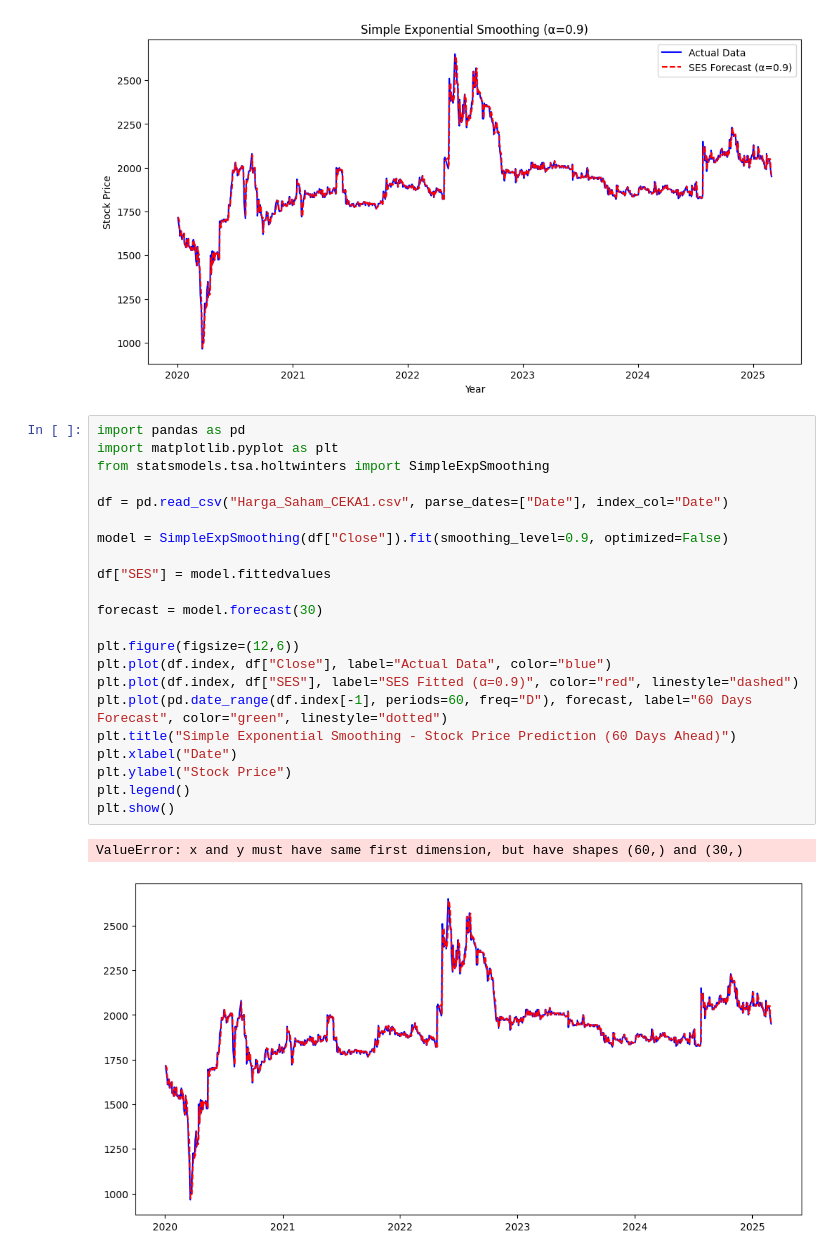
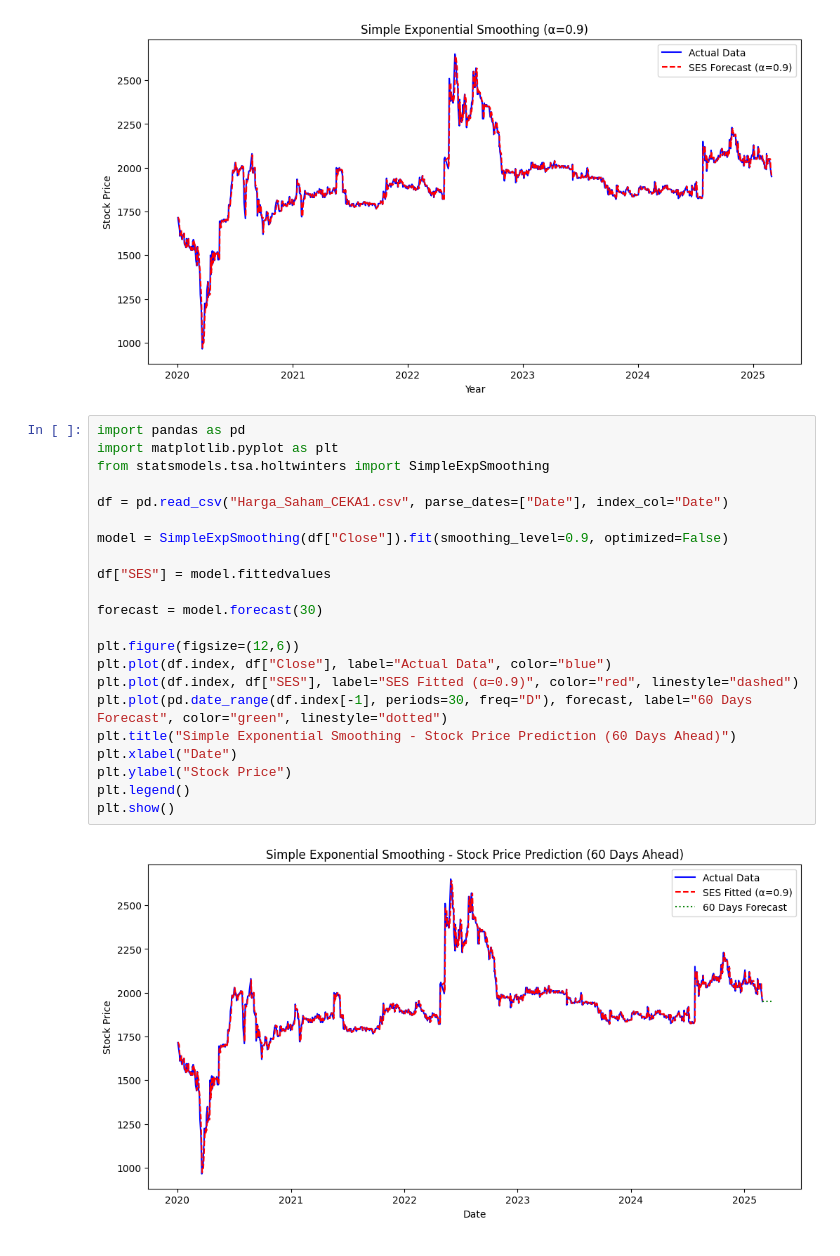
Before and after one commit to kevinnapit/CEKA-data-analisyst, a Jupyter notebook: ses.ipynb, the cells around one changed output. Saved outputs shown, nothing was run; the diff lists cells and outputs as text.

```diff
--- a/ses.ipynb
+++ b/ses.ipynb
@@ -39,28 +39,27 @@ plt.show()
 # %%
 import pandas as pd
 import matplotlib.pyplot as plt
 from statsmodels.tsa.holtwinters import SimpleExpSmoothing
 
 df = pd.read_csv("Harga_Saham_CEKA1.csv", parse_dates=["Date"], index_col="Date")
 
 model = SimpleExpSmoothing(df["Close"]).fit(smoothing_level=0.9, optimized=False)
 
 df["SES"] = model.fittedvalues
 
 forecast = model.forecast(30)
 
 plt.figure(figsize=(12,6))
 plt.plot(df.index, df["Close"], label="Actual Data", color="blue")
 plt.plot(df.index, df["SES"], label="SES Fitted (α=0.9)", color="red", linestyle="dashed")
-plt.plot(pd.date_range(df.index[-1], periods=60, freq="D"), forecast, label="60 Days Forecast", color="green", linestyle="dotted")
+plt.plot(pd.date_range(df.index[-1], periods=30, freq="D"), forecast, label="60 Days Forecast", color="green", linestyle="dotted")
 plt.title("Simple Exponential Smoothing - Stock Price Prediction (60 Days Ahead)")
 plt.xlabel("Date")
 plt.ylabel("Stock Price")
 plt.legend()
 plt.show()
 # %% [output]
-ValueError: x and y must have same first dimension, but have shapes (60,) and (30,)
-[figure, old version]
+[figure, new version]
 # %%
 import pandas as pd
 import matplotlib.pyplot as plt
```
Also changed, not shown: parts of 1 cell of this notebook, 7 other files.
